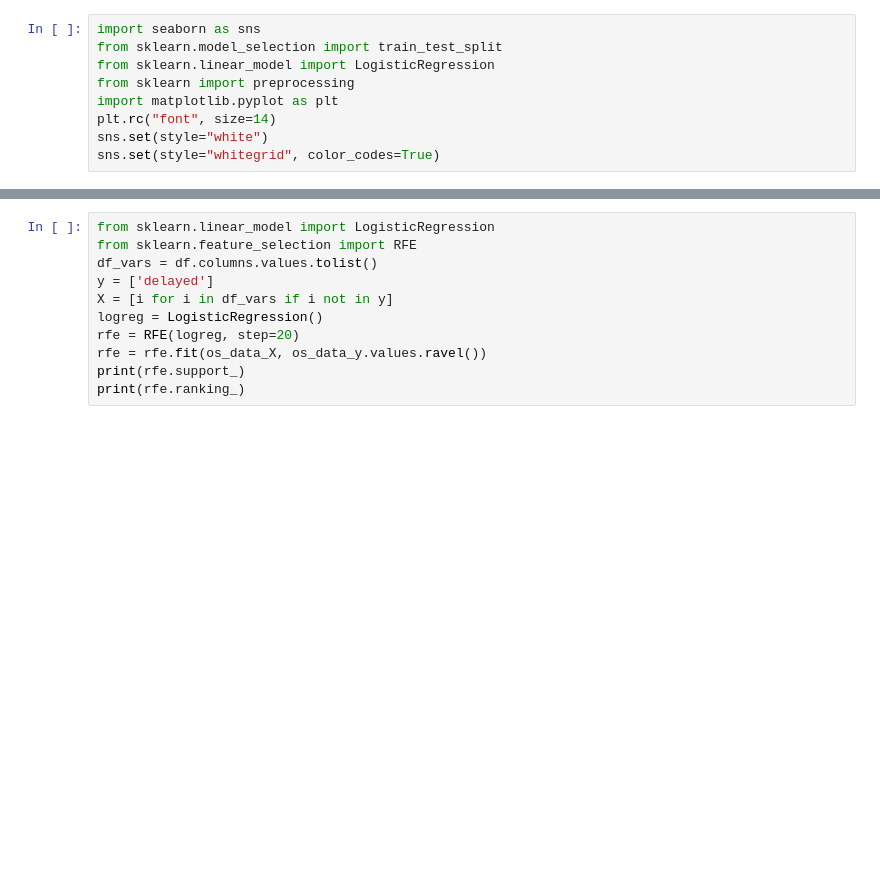
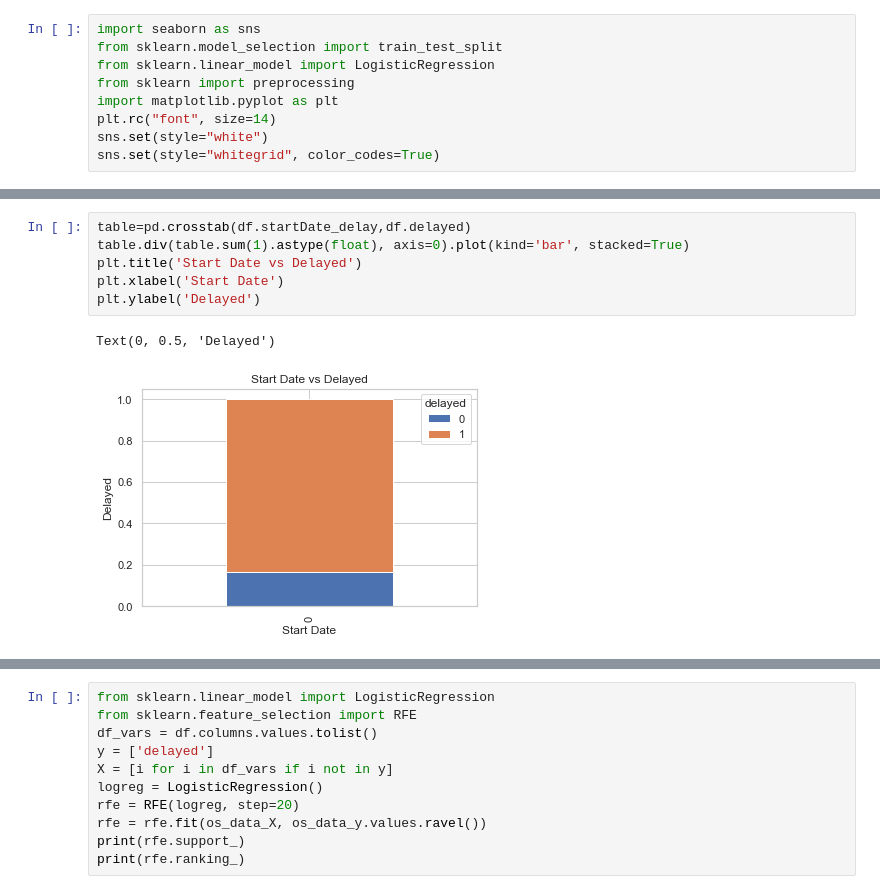
Before and after one commit to karthikeyanVK/MAWSPredictionModel, a Jupyter notebook: TenderSucessPrediction.ipynb, the cells around one changed output, grey strips where cells are left out. Cells and saved outputs as stored; diff of their text form; blank space fills up the shorter version.

```diff
--- a/TenderSucessPrediction.ipynb
+++ b/TenderSucessPrediction.ipynb
@@ -147,3 +188,12 @@ df.head()
+# %%
+table=pd.crosstab(df.startDate_delay,df.delayed)
+table.div(table.sum(1).astype(float), axis=0).plot(kind='bar', stacked=True)
+plt.title('Start Date vs Delayed')
+plt.xlabel('Start Date')
+plt.ylabel('Delayed')
+# %% [output]
+Text(0, 0.5, 'Delayed')
+[figure, added]
 # %%
 # https://towardsdatascience.com/building-a-logistic-regression-in-python-step-by-step-becd4d56c9c8
 
```
Also changed, not shown: parts of 7 cells of this notebook, 2 other files.
